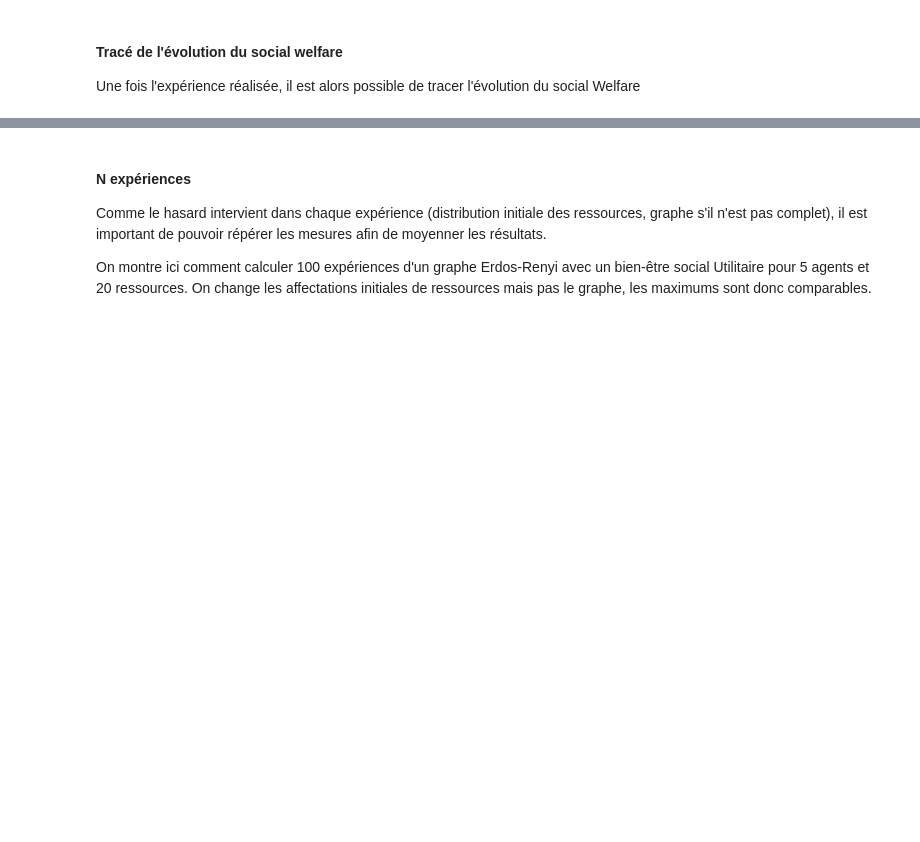
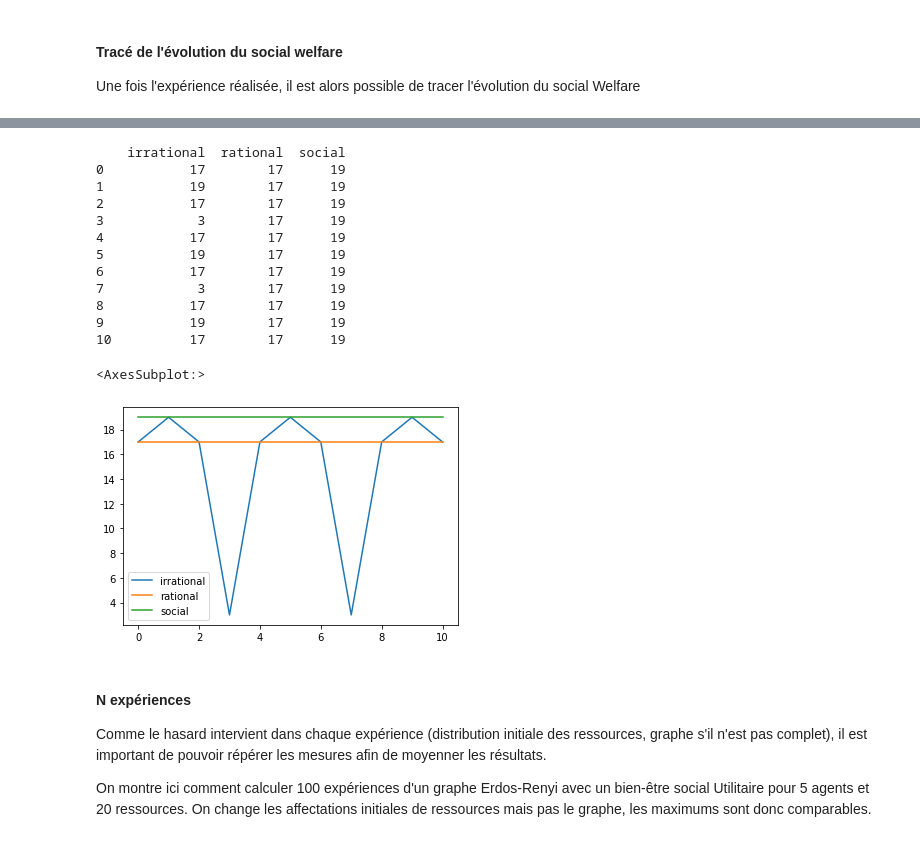
Before and after one commit to cristal-smac/mas_basics, a Jupyter notebook: mas_socialWelfare_basics_fr.ipynb, the cells around one changed output, grey strips where cells are left out. Drawn from its saved outputs; the diff is of its cells as text; code cells hidden in the pictures; blank space fills up the shorter version.

```diff
--- a/mas_socialWelfare_basics_fr.ipynb
+++ b/mas_socialWelfare_basics_fr.ipynb
@@ -398,0 +477,25 @@ plt.grid()
+# %%
+nb_agents=5
+# une affectation aléatoire
+l=[[] for i in range(nb_agents)]
+for r in ressources :
+    l[random.randrange(nb_agents)].append(r)
+
+# choix du graphe social
+#graph = nx.erdos_renyi_graph(nb_agents,0.1)
+graph = nx.complete_graph(nb_nodes)
+m = nx.to_numpy_array(graph, nodelist=range(nb_agents))
+
+# L'experience
+sma = SMA(nb_agents, welfare='Utilitarist', behavior_priority=2, behavior_kind='social')
+sma.setAccointances(m)
+sma.setRessources(l)
+data=pd.DataFrame()
+for kind in ['irrational','rational','social'] :
+    # We work on a copy
+    sma2 = copy.deepcopy(sma)
+    for a in sma2.agentList:
+        a.behavior_priority=2
+        a.behavior_kind = kind
+    sma2.run(10)
+    data[kind]=sma2.history
@@ -399,3 +520,21 @@ plt.grid()
+# %%
+print(data)
+data.plot()
+# %% [output]
+    irrational  rational  social
+0           17        17      19
+1           19        17      19
+2           17        17      19
+3            3        17      19
+4           17        17      19
+5           19        17      19
+6           17        17      19
+7            3        17      19
+8           17        17      19
+9           19        17      19
+10          17        17      19
+<AxesSubplot:>
+[figure, added]
 # %% [markdown]
 #### N expériences
 Comme le hasard intervient dans chaque expérience (distribution initiale des ressources, graphe s'il n'est pas complet), il est important de pouvoir répérer les mesures afin de moyenner les résultats.
```
Also changed, not shown: parts of 16 cells of this notebook.
